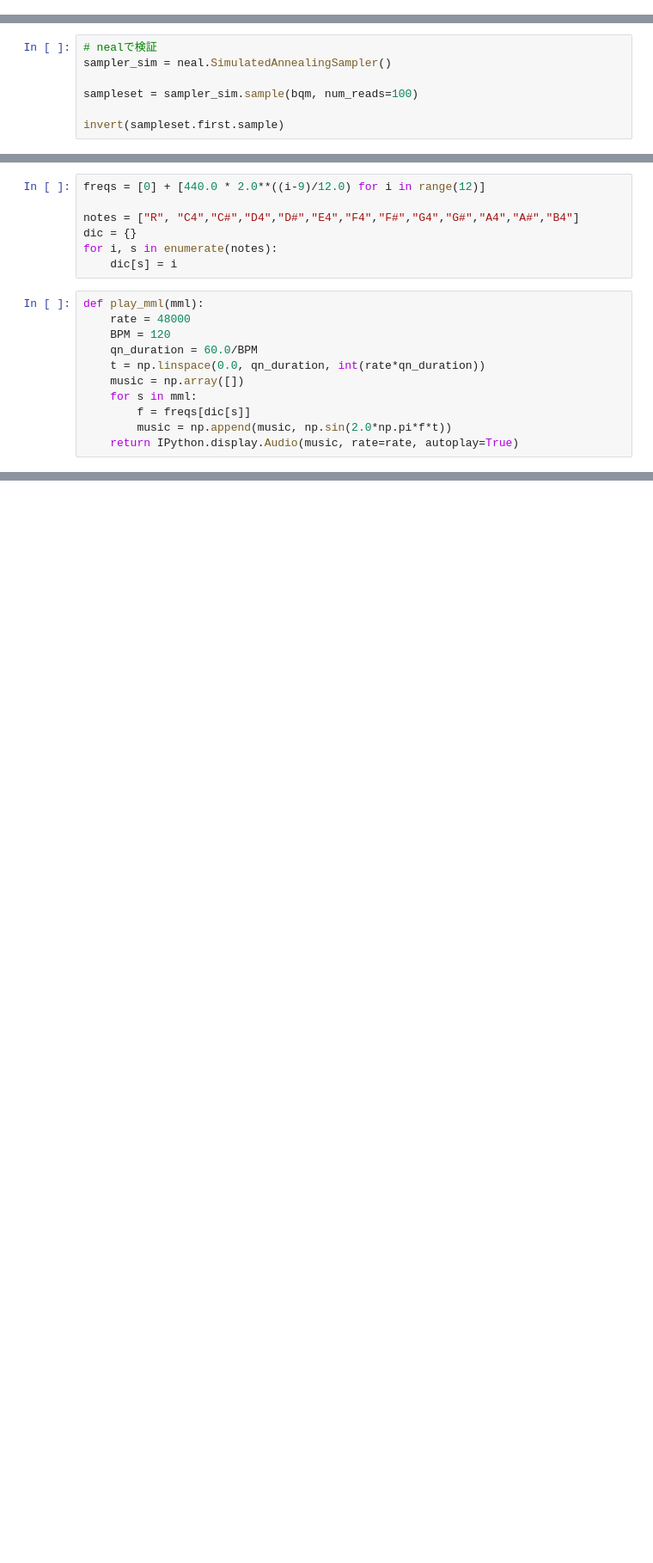
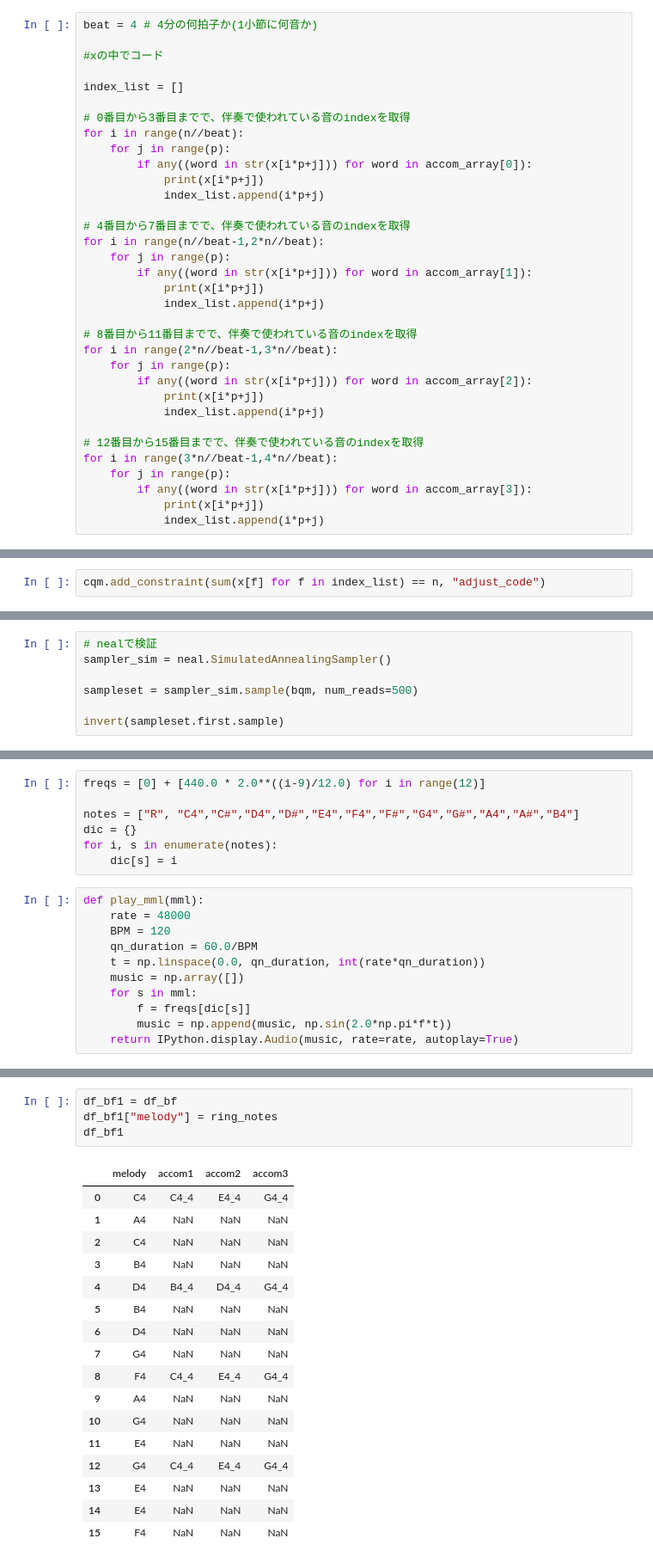
Before and after one commit to dainfinity/miQ-z, a Jupyter notebook: QMusic.ipynb, the cells around one changed output, grey strips where cells are left out. Shown at 86% size. Cells and saved outputs as stored; diff of their text form; blank space fills up the shorter version.

```diff
--- a/QMusic.ipynb
+++ b/QMusic.ipynb
@@ -145,0 +213,34 @@ for j in range(p):
+# %%
+beat = 4 # 4分の何拍子か(1小節に何音か)
+
+#xの中でコード
+
+index_list = []
+
+# 0番目から3番目までで、伴奏で使われている音のindexを取得
+for i in range(n//beat):
+    for j in range(p):
+        if any((word in str(x[i*p+j])) for word in accom_array[0]):
+            print(x[i*p+j])
+            index_list.append(i*p+j)
+
+# 4番目から7番目までで、伴奏で使われている音のindexを取得
+for i in range(n//beat-1,2*n//beat):
+    for j in range(p):
+        if any((word in str(x[i*p+j])) for word in accom_array[1]):
+            print(x[i*p+j])
+            index_list.append(i*p+j)
+
+# 8番目から11番目までで、伴奏で使われている音のindexを取得
+for i in range(2*n//beat-1,3*n//beat):
+    for j in range(p):
+        if any((word in str(x[i*p+j])) for word in accom_array[2]):
+            print(x[i*p+j])
+            index_list.append(i*p+j)
+
+# 12番目から15番目までで、伴奏で使われている音のindexを取得
+for i in range(3*n//beat-1,4*n//beat):
+    for j in range(p):
+        if any((word in str(x[i*p+j])) for word in accom_array[3]):
+            print(x[i*p+j])
+            index_list.append(i*p+j)
@@ -145,0 +285,2 @@ for j in range(p):
+# %%
+cqm.add_constraint(sum(x[f] for f in index_list) == n, "adjust_code")
@@ -149,7 +292,7 @@ bqm, invert = dimod.cqm_to_bqm(cqm,lagrange_multiplier=5)
 # nealで検証
 sampler_sim = neal.SimulatedAnnealingSampler()
 
-sampleset = sampler_sim.sample(bqm, num_reads=100)
+sampleset = sampler_sim.sample(bqm, num_reads=500)
 
 invert(sampleset.first.sample)
 # %% [output]
@@ -226,3 +419,25 @@ def play_mml(mml):
 play_mml(ring_notes)
 # %% [output]
 [interactive output not drawn]
+# %%
+df_bf1 = df_bf
+df_bf1["melody"] = ring_notes
+df_bf1
+# %% [output]
+|  | melody | accom1 | accom2 | accom3 |
+| 0 | C4 | C4_4 | E4_4 | G4_4 |
+| 1 | A4 | NaN | NaN | NaN |
+| 2 | C4 | NaN | NaN | NaN |
+| 3 | B4 | NaN | NaN | NaN |
+| 4 | D4 | B4_4 | D4_4 | G4_4 |
+| 5 | B4 | NaN | NaN | NaN |
+| 6 | D4 | NaN | NaN | NaN |
+| 7 | G4 | NaN | NaN | NaN |
+| 8 | F4 | C4_4 | E4_4 | G4_4 |
+| 9 | A4 | NaN | NaN | NaN |
+| 10 | G4 | NaN | NaN | NaN |
+| 11 | E4 | NaN | NaN | NaN |
+| 12 | G4 | C4_4 | E4_4 | G4_4 |
+| 13 | E4 | NaN | NaN | NaN |
+| 14 | E4 | NaN | NaN | NaN |
+| 15 | F4 | NaN | NaN | NaN |
```
Also changed, not shown: parts of 22 cells of this notebook.
